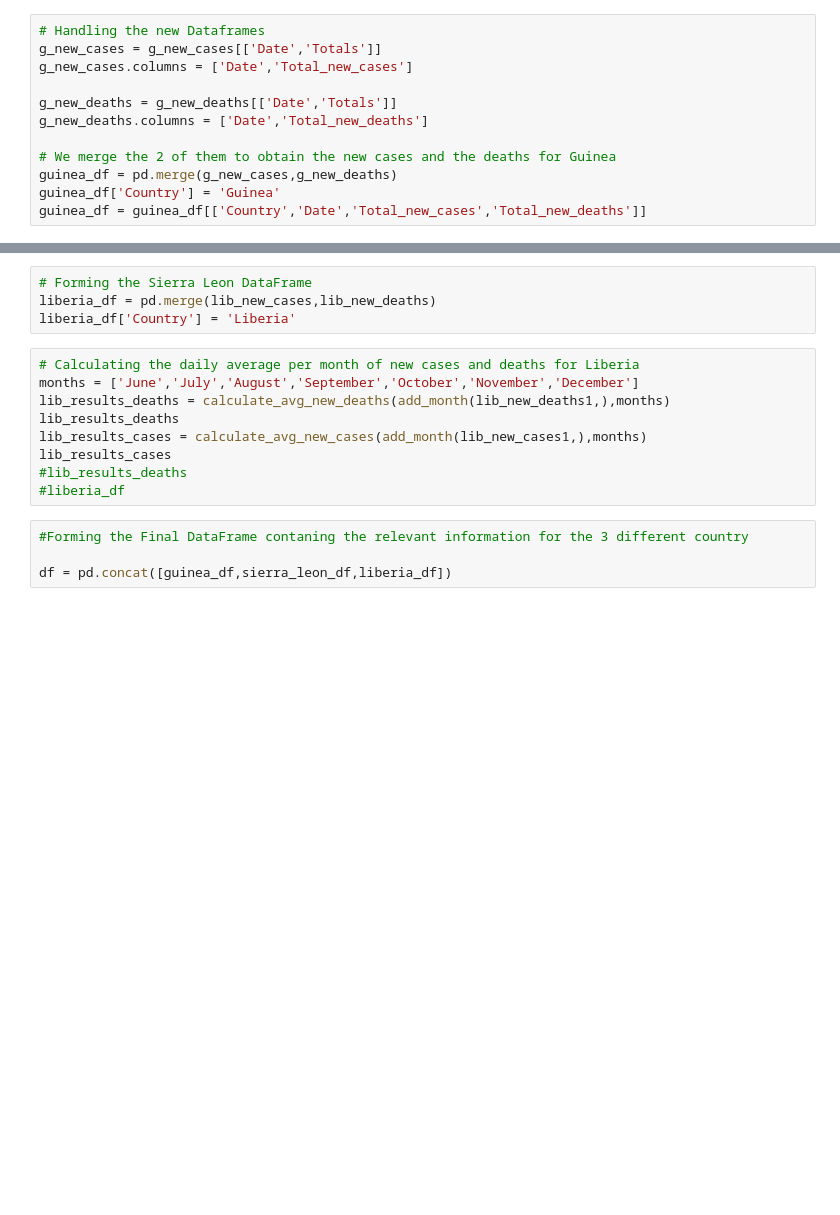
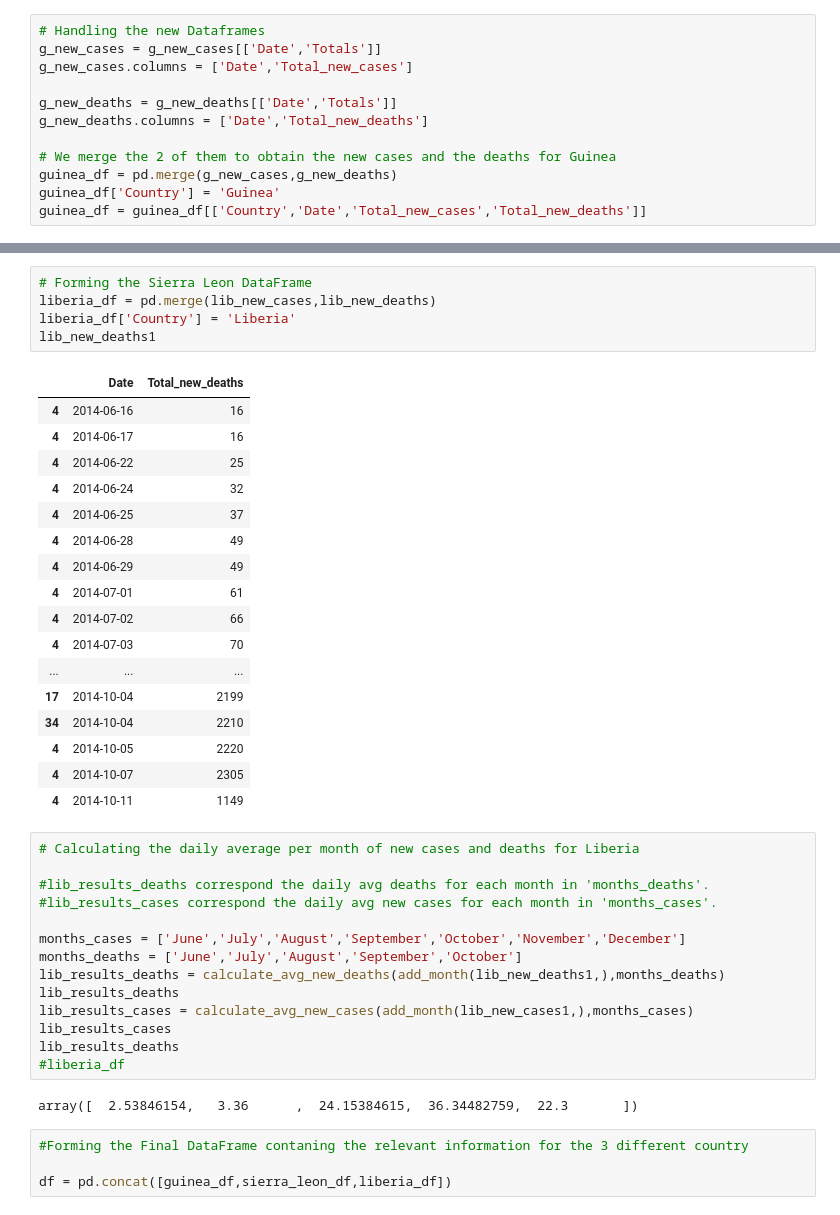
Before and after one commit to denhardt/ADA2017_GroupWork, a Jupyter notebook: 01 - Pandas and Data Wrangling/Homework 1.ipynb, the cells around one changed output, grey strips where cells are left out. Saved outputs shown, nothing was run; the diff lists cells and outputs as text; blank space fills up the shorter version.

```diff
--- a/01 - Pandas and Data Wrangling/Homework 1.ipynb
+++ b/01 - Pandas and Data Wrangling/Homework 1.ipynb
@@ -193,16 +317,42 @@ lib_new_deaths1.head()
 # %%
 # Forming the Sierra Leon DataFrame
 liberia_df = pd.merge(lib_new_cases,lib_new_deaths)
 liberia_df['Country'] = 'Liberia'
+lib_new_deaths1
+# %% [output]
+|  | Date | Total_new_deaths |
+| 4 | 2014-06-16 | 16 |
+| 4 | 2014-06-17 | 16 |
+| 4 | 2014-06-22 | 25 |
+| 4 | 2014-06-24 | 32 |
+| 4 | 2014-06-25 | 37 |
+| 4 | 2014-06-28 | 49 |
+| 4 | 2014-06-29 | 49 |
+| 4 | 2014-07-01 | 61 |
+| 4 | 2014-07-02 | 66 |
+| 4 | 2014-07-03 | 70 |
+| ... | ... | ... |
+| 17 | 2014-10-04 | 2199 |
+| 34 | 2014-10-04 | 2210 |
+| 4 | 2014-10-05 | 2220 |
+| 4 | 2014-10-07 | 2305 |
+| 4 | 2014-10-11 | 1149 |
 # %%
 # Calculating the daily average per month of new cases and deaths for Liberia
-months = ['June','July','August','September','October','November','December']
-lib_results_deaths = calculate_avg_new_deaths(add_month(lib_new_deaths1,),months)
+
+#lib_results_deaths correspond the daily avg deaths for each month in 'months_deaths'.
+#lib_results_cases correspond the daily avg new cases for each month in 'months_cases'.
+
+months_cases = ['June','July','August','September','October','November','December']
+months_deaths = ['June','July','August','September','October']
+lib_results_deaths = calculate_avg_new_deaths(add_month(lib_new_deaths1,),months_deaths)
 lib_results_deaths
-lib_results_cases = calculate_avg_new_cases(add_month(lib_new_cases1,),months)
+lib_results_cases = calculate_avg_new_cases(add_month(lib_new_cases1,),months_cases)
 lib_results_cases
-#lib_results_deaths
+lib_results_deaths
 #liberia_df
+# %% [output]
+array([  2.53846154,   3.36      ,  24.15384615,  36.34482759,  22.3       ])
 # %%
 #Forming the Final DataFrame contaning the relevant information for the 3 different country
 
```
Also changed, not shown: parts of 12 cells of this notebook.
